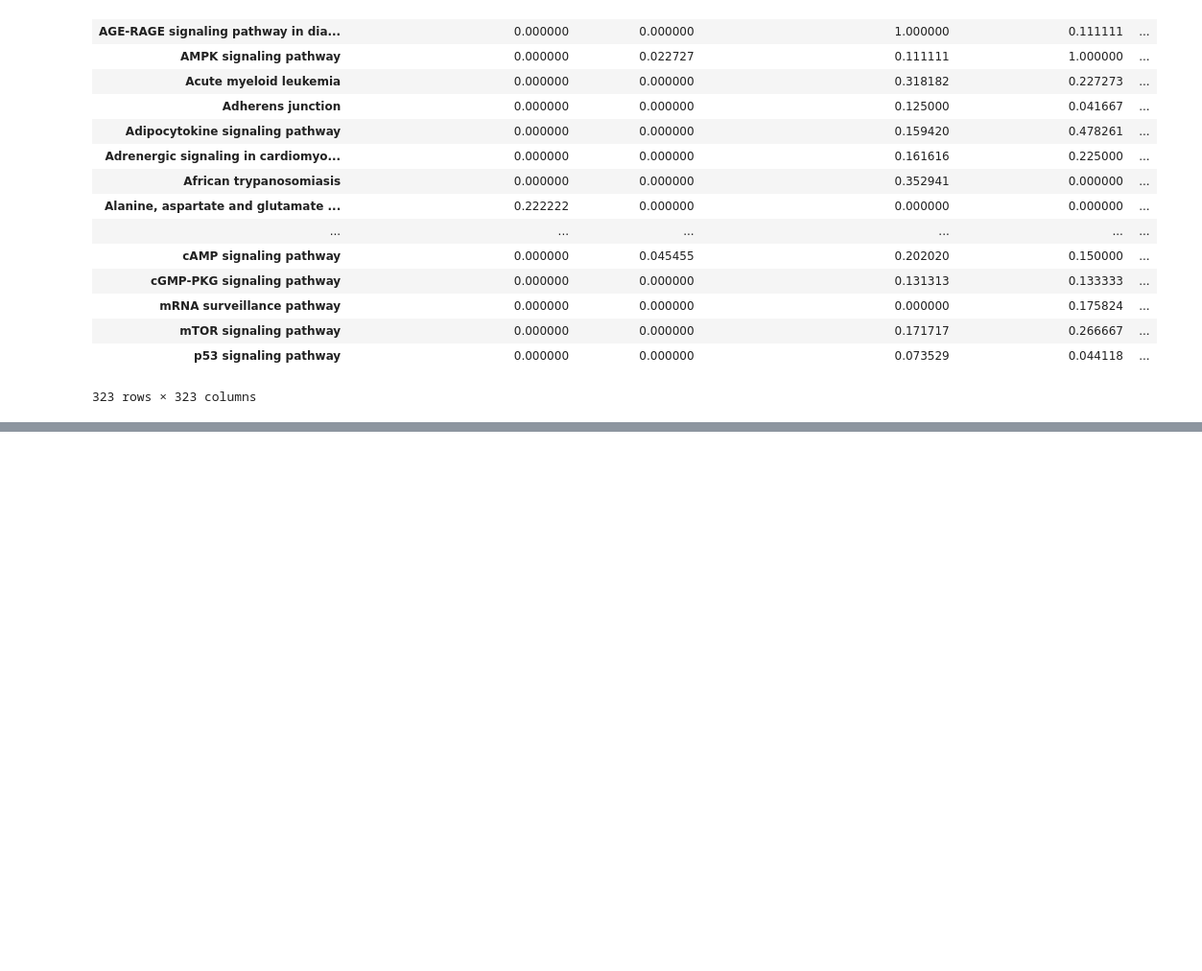
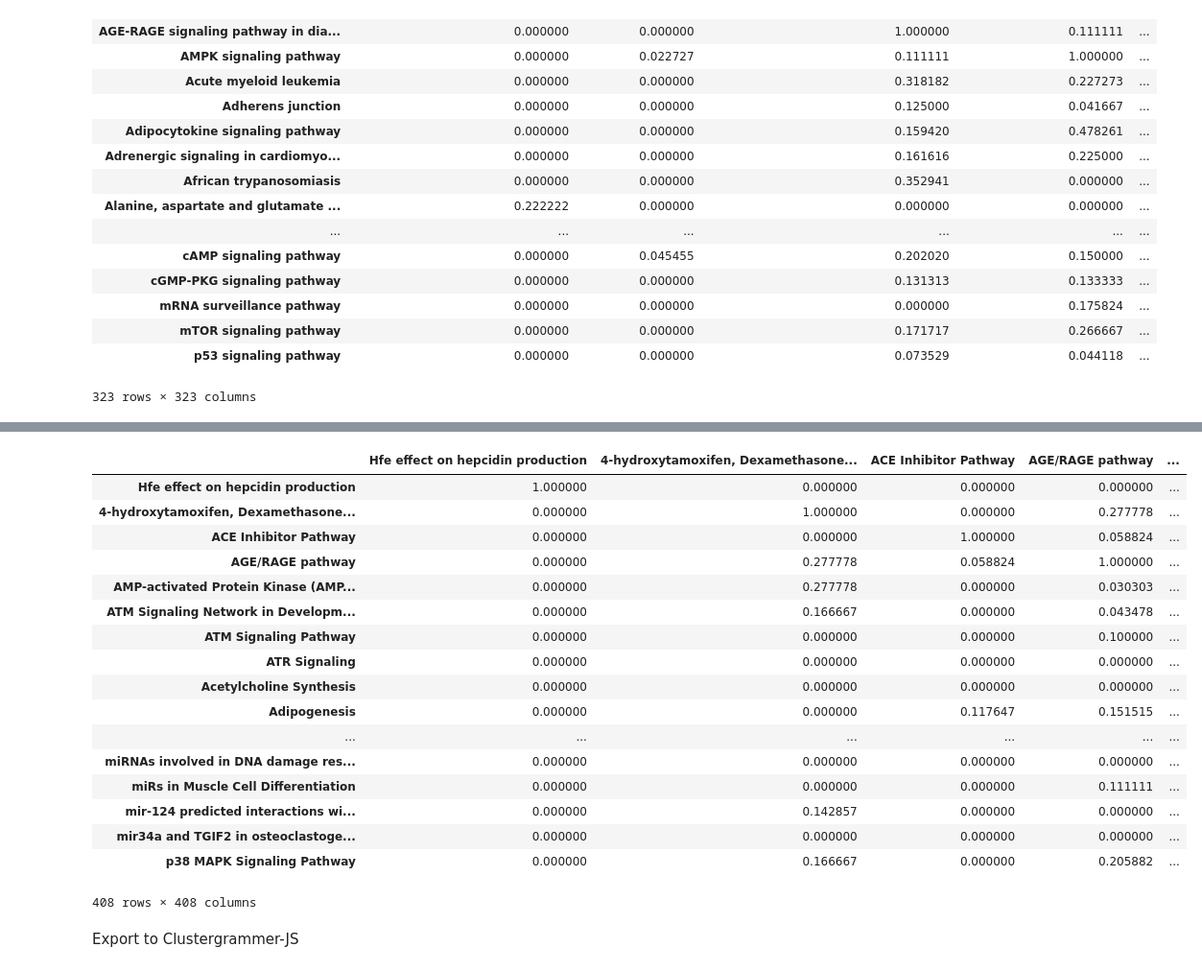
Before and after one commit to ComPath/ComPath, a Jupyter notebook: notebooks/Clustergrammer.ipynb, the cells around one changed output, grey strips where cells are left out. Shown at 96% size. Saved outputs shown, nothing was run; the diff lists cells and outputs as text; code cells hidden in the pictures; blank space fills up the shorter version.

Commit message:
Modify notebook to export all 3 json for heatmaps

```diff
--- a/notebooks/Clustergrammer.ipynb
+++ b/notebooks/Clustergrammer.ipynb
@@ -134,3 +158,26 @@ kegg_similarity_matirx
+# %%
+wikipathways_similarity_matirx
+# %% [output]
+|  | Hfe effect on hepcidin production | 4-hydroxytamoxifen, Dexamethasone... | ACE Inhibitor Pathway | AGE/RAGE pathway | ... |
+| Hfe effect on hepcidin production | 1.000000 | 0.000000 | 0.000000 | 0.000000 | ... |
+| 4-hydroxytamoxifen, Dexamethasone... | 0.000000 | 1.000000 | 0.000000 | 0.277778 | ... |
+| ACE Inhibitor Pathway | 0.000000 | 0.000000 | 1.000000 | 0.058824 | ... |
+| AGE/RAGE pathway | 0.000000 | 0.277778 | 0.058824 | 1.000000 | ... |
+| AMP-activated Protein Kinase (AMP... | 0.000000 | 0.277778 | 0.000000 | 0.030303 | ... |
+| ATM Signaling Network in Developm... | 0.000000 | 0.166667 | 0.000000 | 0.043478 | ... |
+| ATM Signaling Pathway | 0.000000 | 0.000000 | 0.000000 | 0.100000 | ... |
+| ATR Signaling | 0.000000 | 0.000000 | 0.000000 | 0.000000 | ... |
+| Acetylcholine Synthesis | 0.000000 | 0.000000 | 0.000000 | 0.000000 | ... |
+| Adipogenesis | 0.000000 | 0.000000 | 0.117647 | 0.151515 | ... |
+| ... | ... | ... | ... | ... | ... |
+| miRNAs involved in DNA damage res... | 0.000000 | 0.000000 | 0.000000 | 0.000000 | ... |
+| miRs in Muscle Cell Differentiation | 0.000000 | 0.000000 | 0.000000 | 0.111111 | ... |
+| mir-124 predicted interactions wi... | 0.000000 | 0.142857 | 0.000000 | 0.000000 | ... |
+| mir34a and TGIF2 in osteoclastoge... | 0.000000 | 0.000000 | 0.000000 | 0.000000 | ... |
+| p38 MAPK Signaling Pathway | 0.000000 | 0.166667 | 0.000000 | 0.205882 | ... |
+408 rows × 408 columns
+# %% [markdown]
+Export to Clustergrammer-JS
 # %%
 net = Network()
 net.load_df(kegg_similarity_matirx)
```
Also changed, not shown: parts of 11 cells of this notebook, 3 other files.
